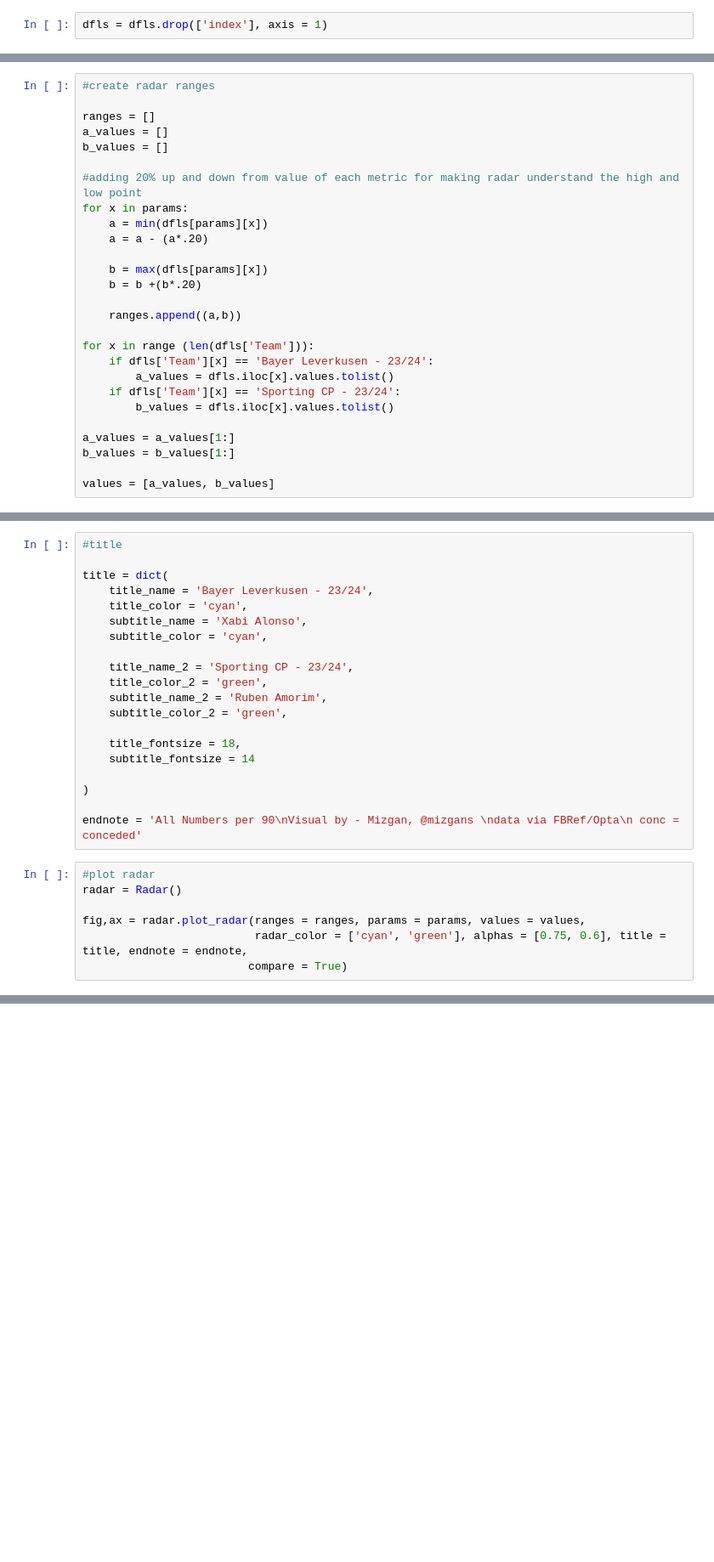
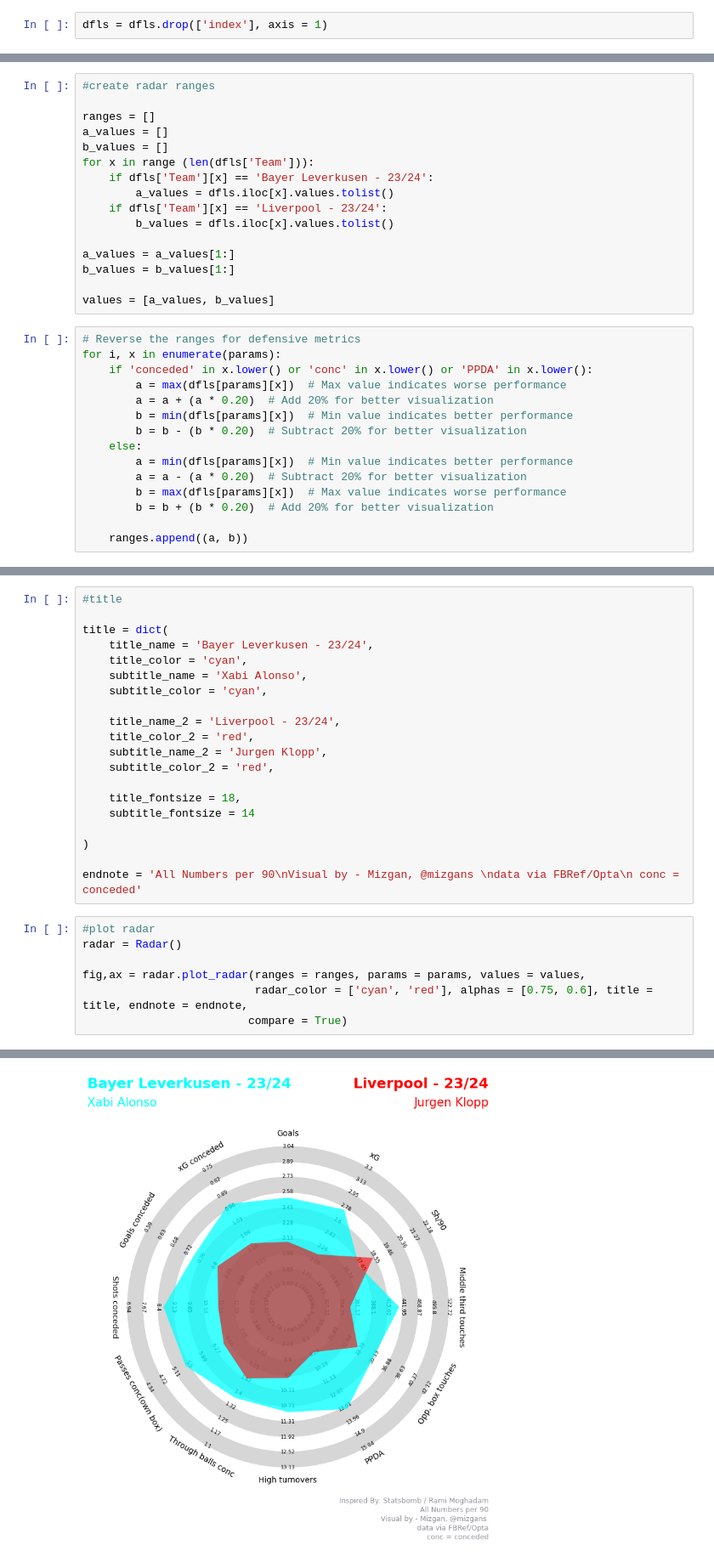
Before and after one commit to mizganst/team-radar-comparison-plot, a Jupyter notebook: radar chart practice team comp (try this one!).ipynb, the cells around one changed output, grey strips where cells are left out. Shown at 85% size. Saved outputs shown, nothing was run; the diff lists cells and outputs as text; blank space fills up the shorter version.

```diff
--- a/radar chart practice team comp (try this one!).ipynb
+++ b/radar chart practice team comp (try this one!).ipynb
@@ -72,27 +72,31 @@ params
 ranges = []
 a_values = []
 b_values = []
-
-#adding 20% up and down from value of each metric for making radar understand the high and low point
-for x in params:
-    a = min(dfls[params][x])
-    a = a - (a*.20)
-
-    b = max(dfls[params][x])
-    b = b +(b*.20)
-
-    ranges.append((a,b))
-
 for x in range (len(dfls['Team'])):
     if dfls['Team'][x] == 'Bayer Leverkusen - 23/24':
         a_values = dfls.iloc[x].values.tolist()
-    if dfls['Team'][x] == 'Sporting CP - 23/24':
+    if dfls['Team'][x] == 'Liverpool - 23/24':
         b_values = dfls.iloc[x].values.tolist()
 
 a_values = a_values[1:]
 b_values = b_values[1:]
 
 values = [a_values, b_values]
+# %%
+# Reverse the ranges for defensive metrics
+for i, x in enumerate(params):
+    if 'conceded' in x.lower() or 'conc' in x.lower() or 'PPDA' in x.lower():
+        a = max(dfls[params][x])  # Max value indicates worse performance
+        a = a + (a * 0.20)  # Add 20% for better visualization
+        b = min(dfls[params][x])  # Min value indicates better performance
+        b = b - (b * 0.20)  # Subtract 20% for better visualization
+    else:
+        a = min(dfls[params][x])  # Min value indicates better performance
+        a = a - (a * 0.20)  # Subtract 20% for better visualization
+        b = max(dfls[params][x])  # Max value indicates worse performance
+        b = b + (b * 0.20)  # Add 20% for better visualization
+
+    ranges.append((a, b))
 # %%
 values
 # %% [output]
@@ -107,10 +111,10 @@ title = dict(
     subtitle_name = 'Xabi Alonso',
     subtitle_color = 'cyan',
 
-    title_name_2 = 'Sporting CP - 23/24',
-    title_color_2 = 'green',
-    subtitle_name_2 = 'Ruben Amorim',
-    subtitle_color_2 = 'green',
+    title_name_2 = 'Liverpool - 23/24',
+    title_color_2 = 'red',
+    subtitle_name_2 = 'Jurgen Klopp',
+    subtitle_color_2 = 'red',
 
     title_fontsize = 18,
     subtitle_fontsize = 14
@@ -123,5 +127,6 @@ endnote = 'All Numbers per 90\nVisual by - Mizgan, @mizgans \ndata via FBRef/Opt
 radar = Radar()
 
 fig,ax = radar.plot_radar(ranges = ranges, params = params, values = values,
-                          radar_color = ['cyan', 'green'], alphas = [0.75, 0.6], title = title, endnote = endnote,
+                          radar_color = ['cyan', 'red'], alphas = [0.75, 0.6], title = title, endnote = endnote,
                          compare = True)
+# %% [output]
@@ -127,0 +150 @@ fig,ax = radar.plot_radar(ranges = ranges, params = params, values = values,
+[figure, added]
```
Also changed, not shown: parts of 5 cells of this notebook.
